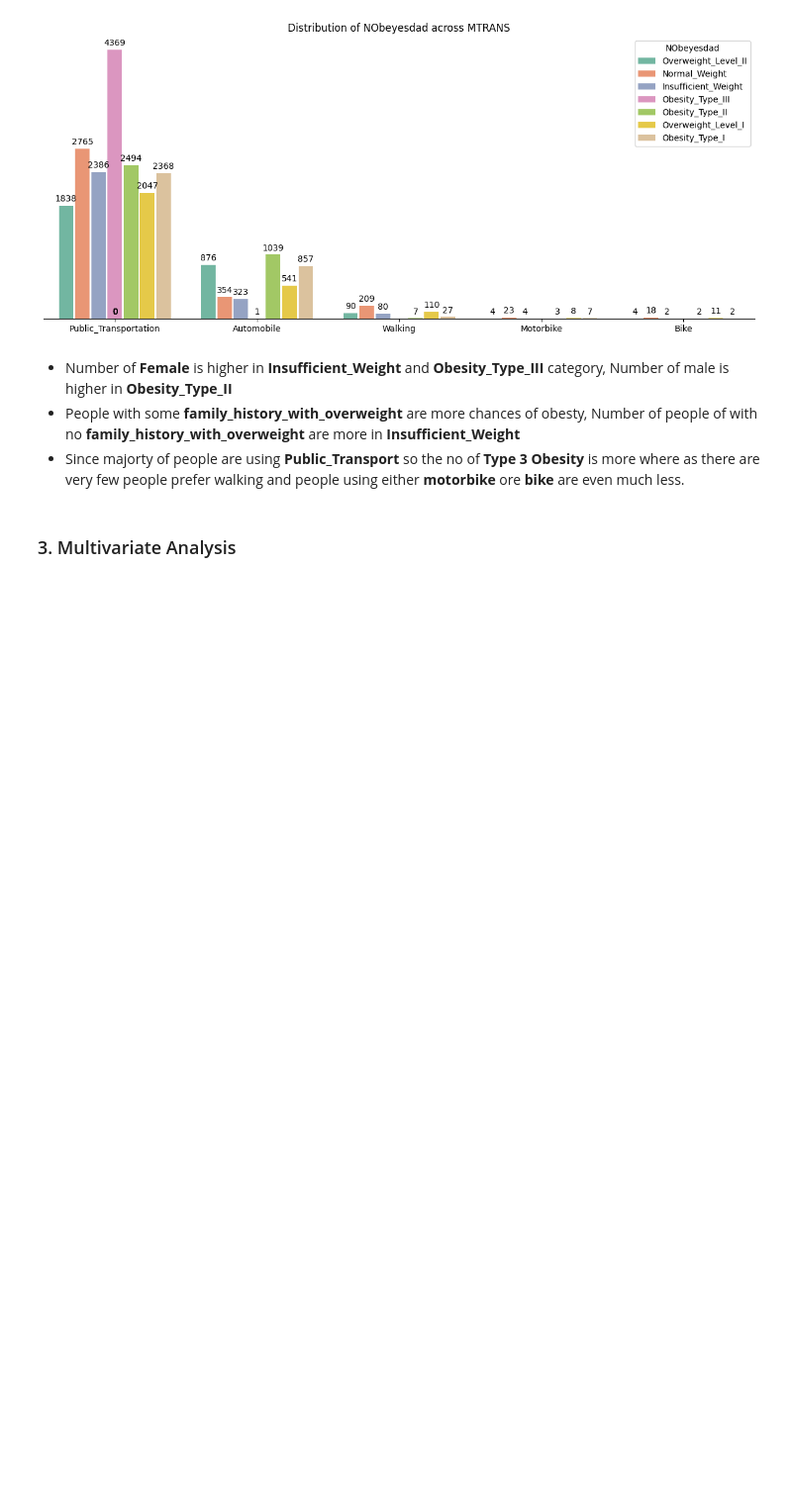
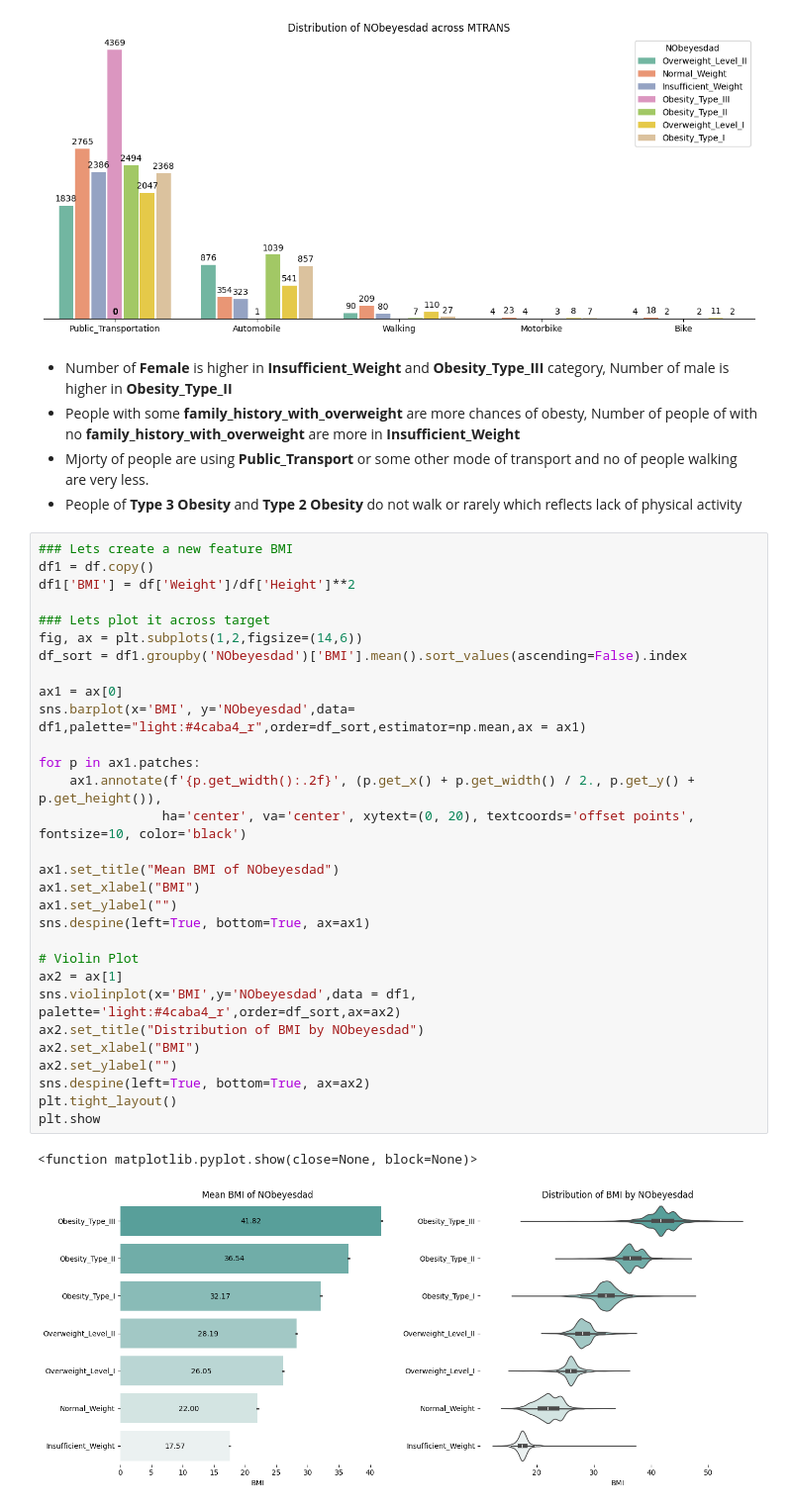
Before and after one commit to aman977381/EDA, a Jupyter notebook: EDA.ipynb, the cells around one changed output. Shown at 99% size. Saved outputs shown, nothing was run; the diff lists cells and outputs as text; blank space fills up the shorter version.

```diff
--- a/EDA.ipynb
+++ b/EDA.ipynb
@@ -391,6 +391,38 @@ show_count(cat_columns)
 # %% [markdown]
 * Number of **Female** is higher in **Insufficient_Weight** and **Obesity_Type_III** category, Number of male is higher in **Obesity_Type_II**
 * People with some **family_history_with_overweight** are more chances of obesty, Number of people of with no **family_history_with_overweight** are more in **Insufficient_Weight**
-* Since majorty of people are using **Public_Transport** so the no of **Type 3 Obesity** is more where as there are very few people prefer walking and people using either **motorbike** ore **bike** are even much less.
+* Mjorty of people are using **Public_Transport**  or some other mode of transport and no of people walking are very less.
+* People of **Type 3 Obesity** and **Type 2 Obesity** do not walk or rarely which reflects lack of physical activity
-# %% [markdown]
-### 3. Multivariate Analysis
+# %%
+### Lets create a new feature BMI
+df1 = df.copy()
+df1['BMI'] = df['Weight']/df['Height']**2
+
+### Lets plot it across target
+fig, ax = plt.subplots(1,2,figsize=(14,6))
+df_sort = df1.groupby('NObeyesdad')['BMI'].mean().sort_values(ascending=False).index
+
+ax1 = ax[0]
+sns.barplot(x='BMI', y='NObeyesdad',data= df1,palette="light:#4caba4_r",order=df_sort,estimator=np.mean,ax = ax1)
+
+for p in ax1.patches:
+    ax1.annotate(f'{p.get_width():.2f}', (p.get_x() + p.get_width() / 2., p.get_y() + p.get_height()),
+                ha='center', va='center', xytext=(0, 20), textcoords='offset points', fontsize=10, color='black')
+
+ax1.set_title("Mean BMI of NObeyesdad")
+ax1.set_xlabel("BMI")
+ax1.set_ylabel("")
+sns.despine(left=True, bottom=True, ax=ax1)
+
+# Violin Plot
+ax2 = ax[1]
+sns.violinplot(x='BMI',y='NObeyesdad',data = df1, palette='light:#4caba4_r',order=df_sort,ax=ax2)
+ax2.set_title("Distribution of BMI by NObeyesdad")
+ax2.set_xlabel("BMI")
+ax2.set_ylabel("")
+sns.despine(left=True, bottom=True, ax=ax2)
+plt.tight_layout()
+plt.show
+# %% [output]
+<function matplotlib.pyplot.show(close=None, block=None)>
+[figure, added]
```
Also changed, not shown: parts of 9 cells of this notebook.
